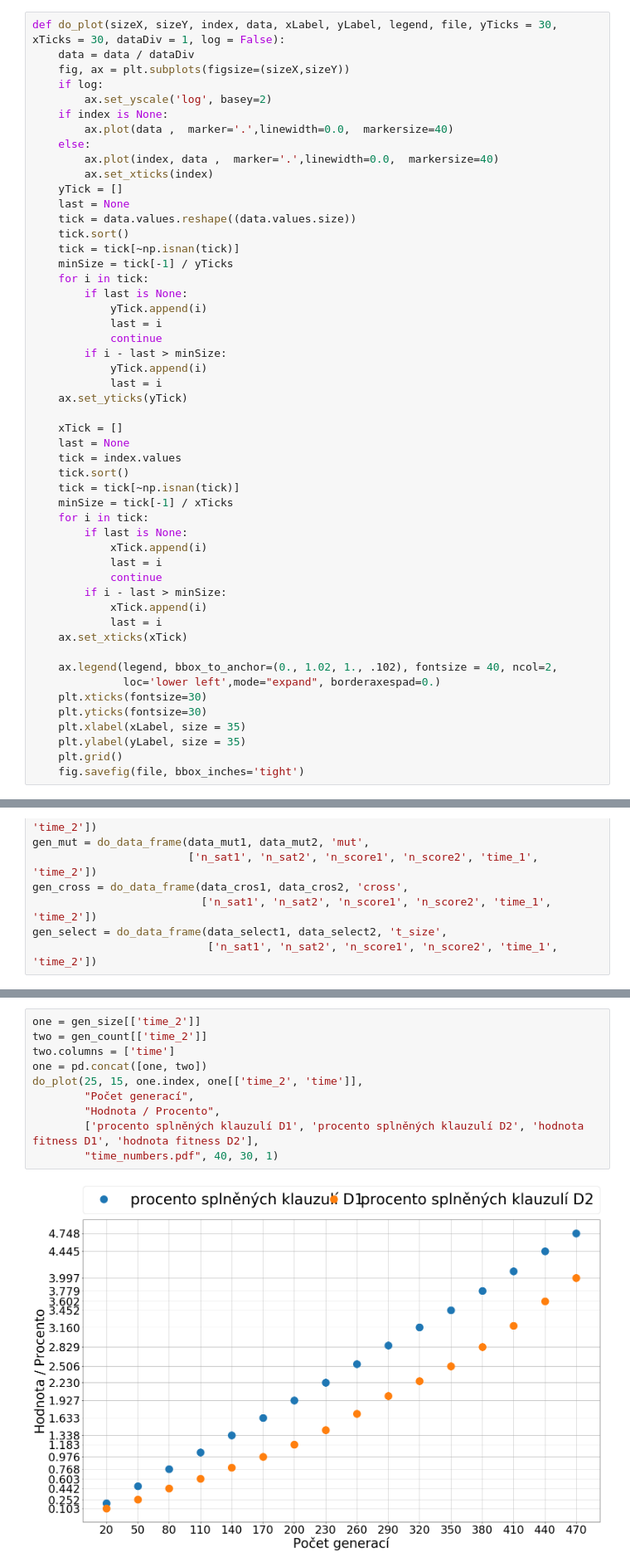
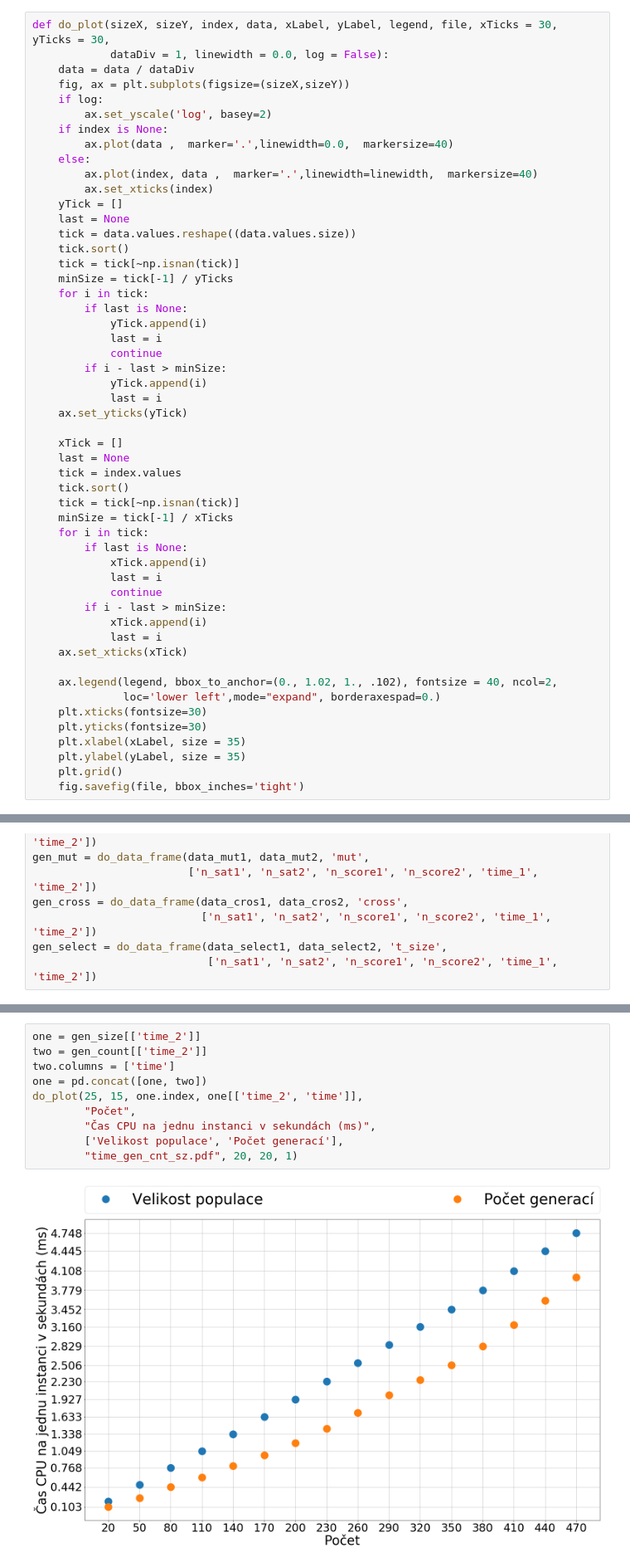
Before and after one commit to martilad/MI-PAA2018, a Jupyter notebook: task5/graphMake.ipynb, the cells around one changed output, grey strips where cells are left out. Shown at 83% size. Saved outputs shown, nothing was run; the diff lists cells and outputs as text.

```diff
--- a/task5/graphMake.ipynb
+++ b/task5/graphMake.ipynb
@@ -8,7 +8,8 @@ from IPython.display import display, Markdown, Latex
 import warnings
 warnings.filterwarnings('ignore')
 # %%
-def do_plot(sizeX, sizeY, index, data, xLabel, yLabel, legend, file, yTicks = 30, xTicks = 30, dataDiv = 1, log = False):
+def do_plot(sizeX, sizeY, index, data, xLabel, yLabel, legend, file, xTicks = 30, yTicks = 30,
+            dataDiv = 1, linewidth = 0.0, log = False):
     data = data / dataDiv
     fig, ax = plt.subplots(figsize=(sizeX,sizeY))
     if log:
@@ -16,7 +17,7 @@ def do_plot(sizeX, sizeY, index, data, xLabel, yLabel, legend, file, yTicks = 30
     if index is None:
         ax.plot(data ,  marker='.',linewidth=0.0,  markersize=40)
     else:
-        ax.plot(index, data ,  marker='.',linewidth=0.0,  markersize=40)
+        ax.plot(index, data ,  marker='.',linewidth=linewidth,  markersize=40)
         ax.set_xticks(index)
     yTick = []
     last = None
@@ -149,12 +150,12 @@ do_plot(25, 15, gen_select.index, gen_select[['n_sat1', 'n_sat2', 'n_score1', 'n
 # %%
 one = gen_size[['time_2']]
 two = gen_count[['time_2']]
 two.columns = ['time']
 one = pd.concat([one, two])
 do_plot(25, 15, one.index, one[['time_2', 'time']],
-        "Počet generací",
-        "Hodnota / Procento",
-        ['procento splněných klauzulí D1', 'procento splněných klauzulí D2', 'hodnota fitness D1', 'hodnota fitness D2'],
-        "time_numbers.pdf", 40, 30, 1)
+        "Počet",
+        "Čas CPU na jednu instanci v sekundách (ms)",
+        ['Velikost populace', 'Počet generací'],
+        "time_gen_cnt_sz.pdf", 20, 20, 1)
 # %% [output]
-[figure, old version]
+[figure, new version]
```
Also changed, not shown: parts of 6 cells of this notebook.
